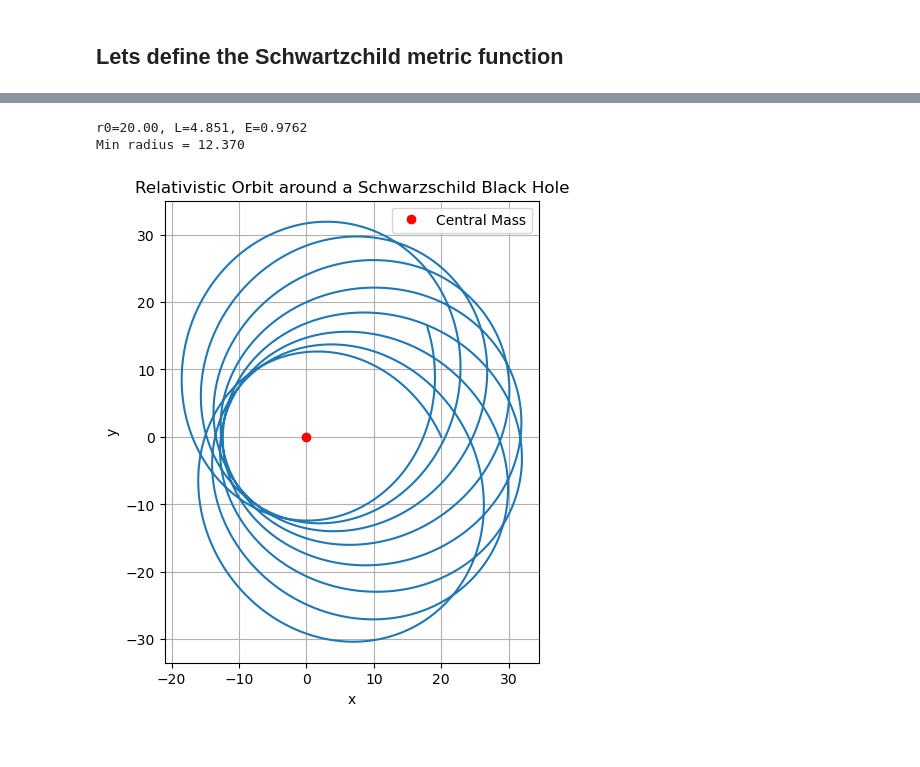
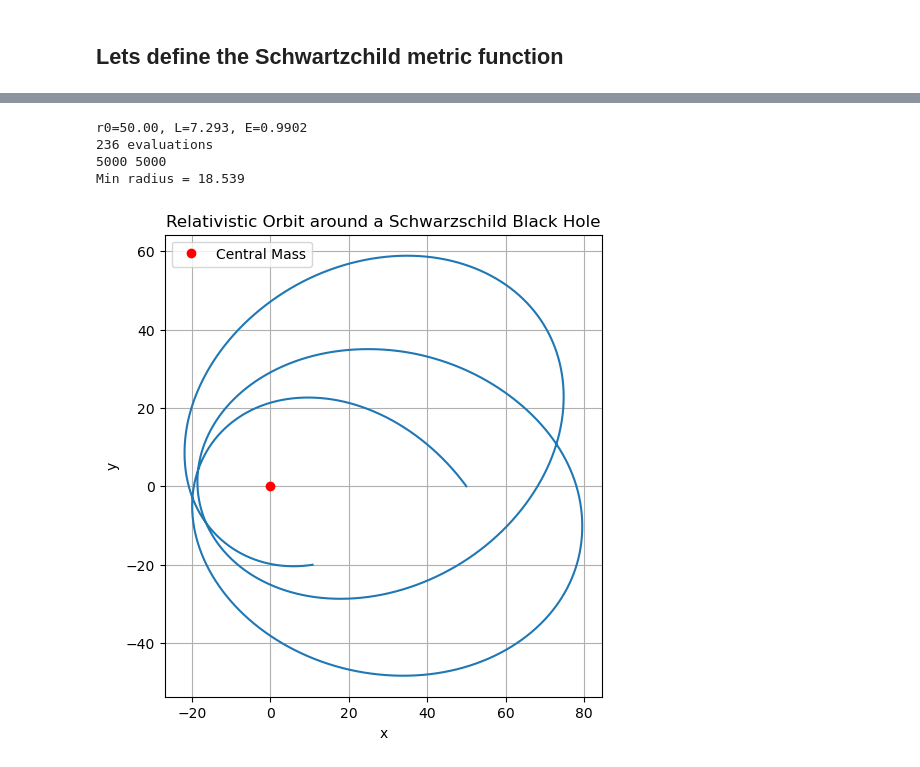
Before and after one commit to ipoole/QM, a Jupyter notebook: GR_orbit.ipynb, the cells around one changed output, grey strips where cells are left out. Cells and saved outputs as stored; diff of their text form; code cells hidden in the pictures.

Commit message:
Hopefully correct d2r_dt2 derived via sympy and lambdifed

```diff
--- a/GR_orbit.ipynb
+++ b/GR_orbit.ipynb
@@ -31,7 +29,0 @@ Here we take these as read - from Paul Romatschke's slides.
-# %%
-E, L, rs = symbols('E L r_s')
-dr_dtor = Symbol('rdot')
-eqn_motion = Eq(E**2, dr_dtor**2 + (1-rs/r) * (1 + L**2 / r**2))
-display(eqn_motion)
-dr_dtor_soln = solve(eqn_motion, dr_dtor)
-dr_dtor_soln
@@ -44,0 +30,8 @@ dr_dtor_soln[1].subs({E:1, L:2, r:2, rs:1})
+# %%
+r, E, L, G, M = symbols('r E L G M')
+
+rdot_squared = E**2 - (1 - 2*G*M/r) * (1 + L**2/r**2)
+deriv_rdot_squared = diff(rdot_squared, r)
+display(Eq(r_dot, dr/dtau))
+display(Eq(r_dot, rdot_squared))
+display(Eq(r_dotdot, deriv_rdot_squared))
@@ -45,3 +42,5 @@ dr_dtor_soln[1].subs({E:1, L:2, r:2, rs:1})
+# %%
+d2r_dt2_func = lambdify((r, L, G, M), deriv_rdot_squared/2)
 # %%
 import numpy as np
 from scipy.integrate import solve_ivp
@@ -55,23 +54,25 @@ r_s = 2 * G * M  # Schwarzschild radius (2GM in natural units)
 
 # Define the equations of motion for the Schwarzschild orbit
 
-
+call_count = 0
 def equations_of_motion(t, y, E, L):
+    global call_count
+    call_count += 1
     r, phi, dr_dt, dphi_dt  = y
 
-    rad_velocity_squared = E**2 - (1 - 2*G*M/r) * (c**2 + L**2 / r**2)
-    # dr_dt = np.sqrt(rad_velocity_squared)
-    dphi_dt = L/r**2
-
     # Schwarzschild factor
-    # h = 1 - r_s / r
+    h = 1 - r_s / r
 
     # Radial acceleration in the Schwarzschild metric (corrected)
-    # d2r_dt2 = -G * M / r**2 + (L**2 / r**3) * h  # Corrected sign for the relativistic correction
-    d2r_dt2 = (1-r_s/r)*L**2/r**3 - (1-L**2/r**2) * r_s/(2 * r**2)
+    # d2r_dt2 = -G * M / r**2 + (L**2 / r**3) * h  # Initial ChatGPT
+    # d2r_dt2 = -(1-r_s/r) * L**2 / r**2 + (1 + L**2/r**2) * r_s / (2 * r**2)
+    # d2r_dt2 = (1-r_s/r)*L**2/r**3 - (1-L**2/r**2) * r_s/(2 * r**2)   # My derivation
+    # d2r_dt2 = ((2*L**2*r - 2*G*M*(3*L**2 + r**2))/r**4) / 2    # Wolfram derivation
+    d2r_dt2 = d2r_dt2_func(r, L, M, G)  # SymPy solution
 
     # Correct angular acceleration
     d2phi_dt2 = -2 * L / r**3 * dr_dt
+    dphi_dt = L/r**2
 
     # print(f"t={t:.3f}, r={r:.2f}, phi={phi:.3f}, dr_dt={dr_dt:.3f}, dphi_dt={dphi_dt:.3f}, d2r_dt2={d2r_dt2:.3f}, d2phi_dt2={d2phi_dt2:.3f}")
 
@@ -104,10 +105,10 @@ def check_orbit_proximity(r_vals, rs):
 
 
 # Initial conditions: [r, phi, dr/dtau, dphi/dtau]
-r0 = 20.0    # Initial radius
+r0 = 50.0    # Initial radius
 L, E = calc_L_E_for_circular_orbit(r0)
-L*=0.9
-# L, E = 4, 0.97
+L*=0.8
+
 phi0 = 0.0   # Initial angle
 dr_sign = -1  # Positive sign means the particle is moving outward initially
 dr0 = compute_initial_radial_velocity(E, L, r0, dr_sign)   # Initial radial velocity
@@ -116,34 +117,39 @@ dphi0 = L / r0**2  # From conservation of angular momentum
 # Time span for the integration (proper time range)
 tend=5000
 tau_span = (0, tend)
 y0 = [r0, phi0, dr0, dphi0]
 
 # Solve the system of differential equations
-solution = solve_ivp(equations_of_motion, tau_span, y0, args=(E, L), method='RK45', t_eval=np.linspace(0, tend, 10*tend))
+solution = solve_ivp(equations_of_motion, tau_span, y0, args=(E, L), method='RK45', t_eval=np.linspace(0, tend, tend))
+
+print(f"{call_count} evaluations")
 
 # Extract results
 r_vals = solution.y[0]
 phi_vals = solution.y[1]
+print(len(r_vals), len(phi_vals))
 
 # Check if the orbit gets too close to the Schwarzschild radius
 check_orbit_proximity(r_vals, r_s)
 
 # Convert polar to Cartesian for plotting
 x_vals = r_vals * np.cos(phi_vals)
 y_vals = r_vals * np.sin(phi_vals)
 
 # Plot the orbit
 plt.figure(figsize=(6, 6))
 plt.plot(x_vals, y_vals)
 plt.plot(0, 0, 'ro', label="Central Mass")
 plt.title("Relativistic Orbit around a Schwarzschild Black Hole")
 plt.xlabel("x")
 plt.ylabel("y")
 plt.legend()
 plt.grid(True)
 plt.gca().set_aspect('equal', adjustable='box')
 plt.show()
 # %% [output]
-r0=20.00, L=4.851, E=0.9762
-Min radius = 12.370
+r0=50.00, L=7.293, E=0.9902
+236 evaluations
+5000 5000
+Min radius = 18.539
-[figure, old version]
+[figure, new version]
```
Also changed, not shown: parts of 7 cells of this notebook.
